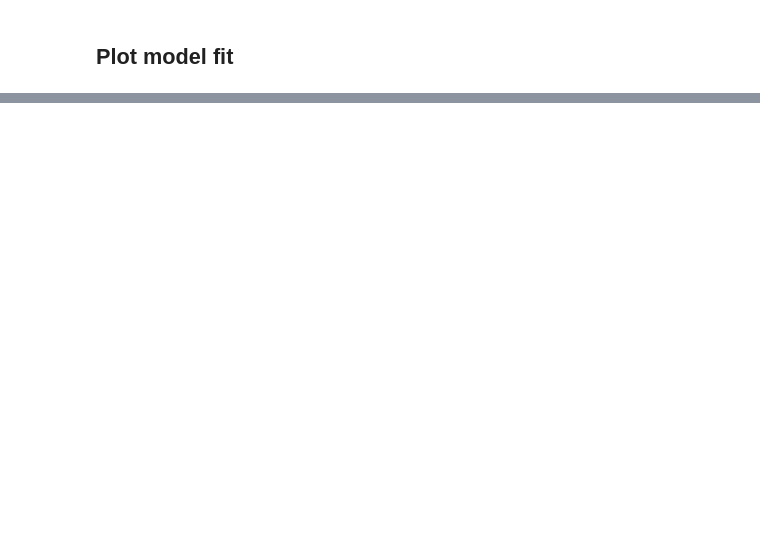
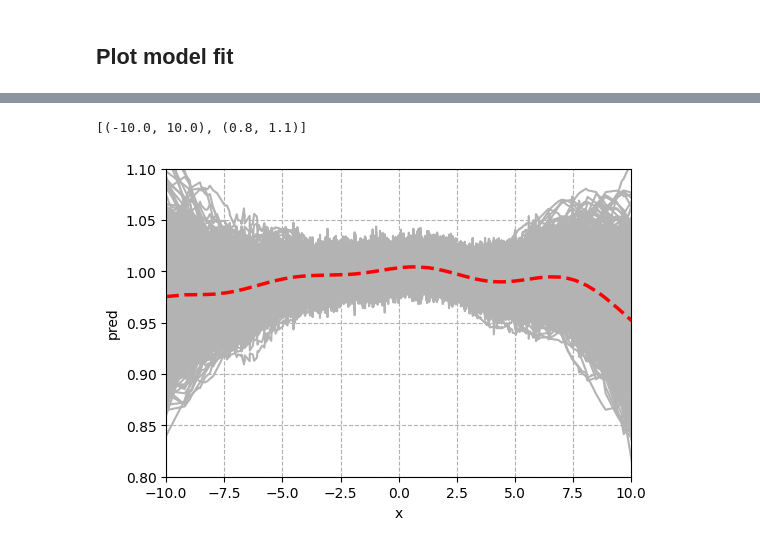
Before and after one commit to steeve-boucherie/pygp-sandbox, a Jupyter notebook: notebooks/basic-gpytorch-example-adjusted.ipynb, the cells around one changed output, grey strips where cells are left out. Saved outputs shown, nothing was run; the diff lists cells and outputs as text; code cells hidden in the pictures; blank space fills up the shorter version.

Commit message:
Add notebooks for heteroskedastic data

```diff
--- a/notebooks/basic-gpytorch-example-adjusted.ipynb
+++ b/notebooks/basic-gpytorch-example-adjusted.ipynb
@@ -216,0 +231,43 @@ tensor([0.7942, 0.7756, 0.7751,  ..., 0.9352, 0.8959, 0.7512])
+# %%
+import numpy as np
+
+import xarray as xr
+
+data = (
+    xr.DataArray(
+        samples,
+        name='pred',
+        dims=['sample', 'x'],
+        coords={
+            'x': ('x', x_test),
+            'sample': np.arange(samples.shape[0])
+        }
+    )
+    .to_dataframe()
+    .reset_index()
+)
+data
+
+# Initialize plot
+_, ax = plt.subplots(1, 1, figsize=(6, 4))
+ax.grid(ls='--')
+
+sns.lineplot(
+    data=data,
+    x='x',
+    y='pred',
+    units='sample',
+    estimator=None,
+    color='.7',
+
+)
+
+ax.plot(x_test, mean, ls='--', c='r', lw=2.5)
+
+ax.set(
+    xlim=(-10, 10),
+    ylim=(.8, 1.1)
+)
+# %% [output]
+[(-10.0, 10.0), (0.8, 1.1)]
+[figure, added]
```
Also changed, not shown: parts of 9 cells of this notebook, 6 other files.
